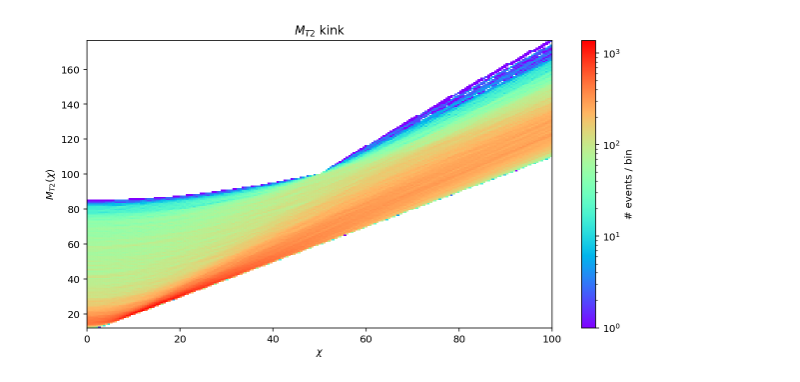
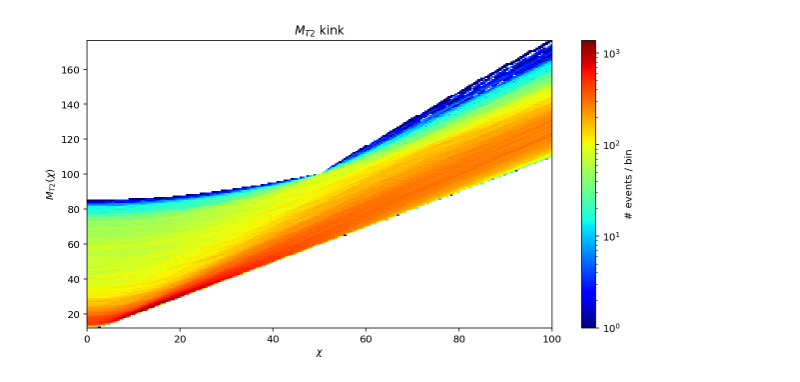
Before and after one commit to tpgillam/mt2, a Jupyter notebook: examples/mc.ipynb, the cells around one changed output. Cells and saved outputs as stored; diff of their text form; code cells hidden in the pictures.

```diff
--- a/examples/mc.ipynb
+++ b/examples/mc.ipynb
@@ -134,12 +134,12 @@ Wall time: 10.1 s
 # %%
 pyplot.figure(figsize=(9, 5))
-pyplot.hist2d(data_chi, data_mt2, bins=(n_chi_bins + 1, 200), cmap="rainbow", cmin=1,
+pyplot.hist2d(data_chi, data_mt2, bins=(n_chi_bins + 1, 200), cmap="jet", cmin=1,
               norm=matplotlib.colors.LogNorm())
 pyplot.colorbar().set_label("# events / bin")
 pyplot.title("$M_{T2}$ kink")
 pyplot.xlabel(r"$\chi$")
 pyplot.ylabel(r"$M_{T2}(\chi)$")
 pyplot.tight_layout()
 pyplot.show()
 # %% [output]
-[figure, old version]
+[figure, new version]
```
Also changed, not shown: parts of 4 cells of this notebook.
